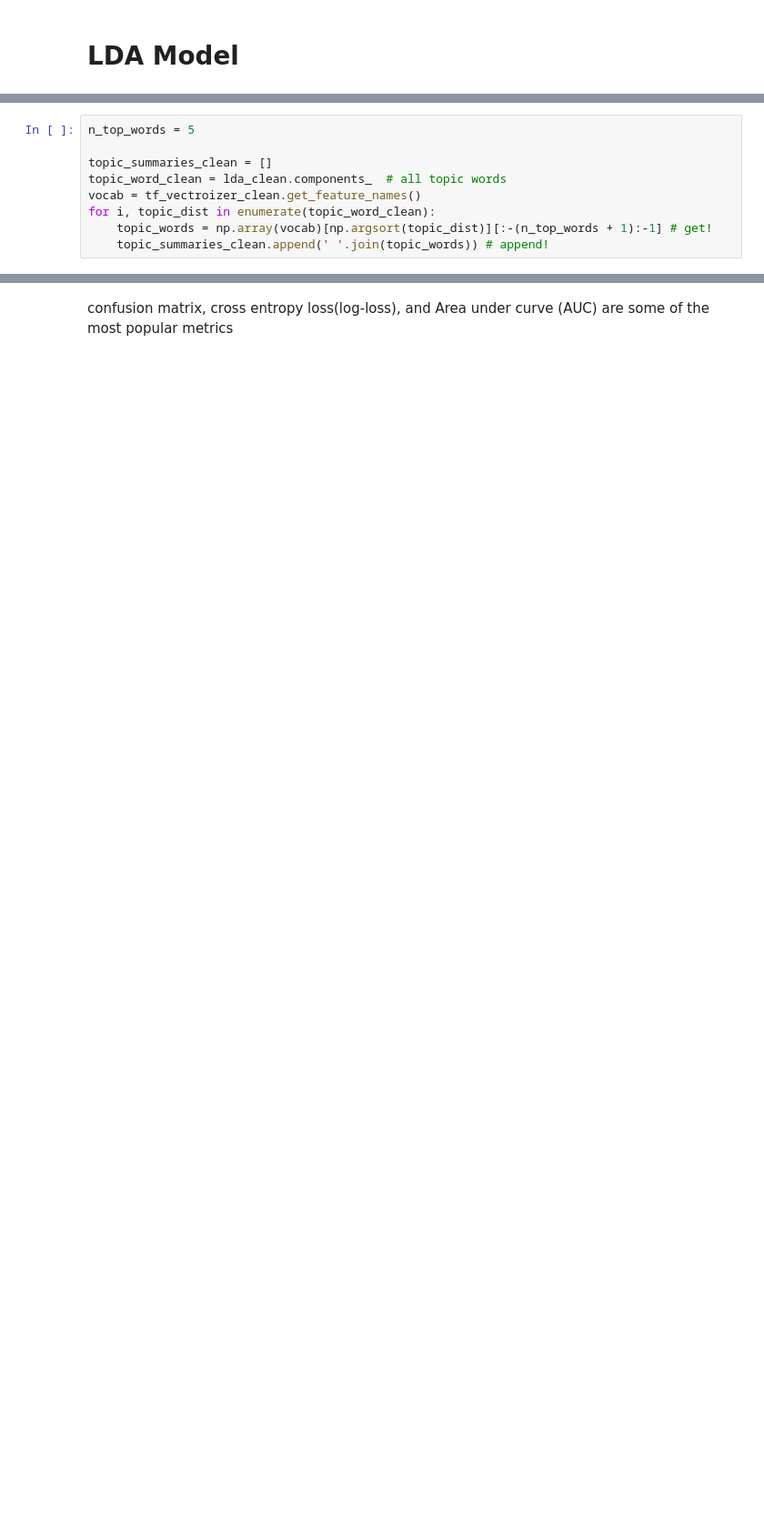
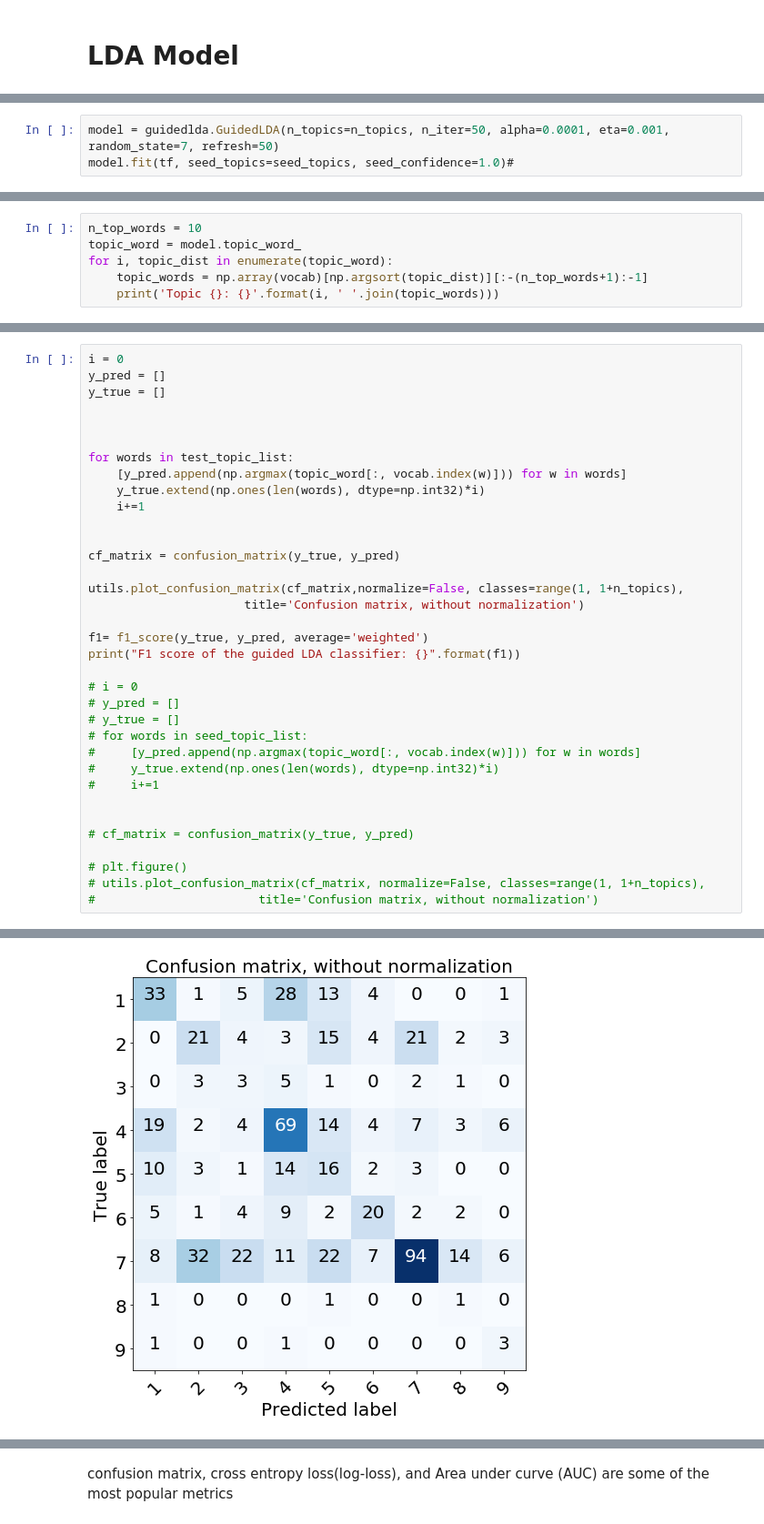
Before and after one commit to bgsuper/Personalized_Medicine, a Jupyter notebook: LDA_train_data.ipynb, the cells around one changed output, grey strips where cells are left out. Shown: that part at 91% size. Cells and saved outputs as stored; diff of their text form; blank space fills up the shorter version.

Commit message:
semisupervised LDA for classering

```diff
--- a/LDA_train_data.ipynb
+++ b/LDA_train_data.ipynb
@@ -268,0 +464,3 @@ lda_tf_topics_clean = lda_clean.fit_transform(tf_clean)
+# %%
+model = guidedlda.GuidedLDA(n_topics=n_topics, n_iter=50, alpha=0.0001, eta=0.001, random_state=7, refresh=50)
+model.fit(tf, seed_topics=seed_topics, seed_confidence=1.0)#
@@ -269,9 +481,6 @@ lda_tf_topics_clean = lda_clean.fit_transform(tf_clean)
 # %%
-n_top_words = 5
-
-topic_summaries_clean = []
-topic_word_clean = lda_clean.components_  # all topic words
-vocab = tf_vectroizer_clean.get_feature_names()
-for i, topic_dist in enumerate(topic_word_clean):
-    topic_words = np.array(vocab)[np.argsort(topic_dist)][:-(n_top_words + 1):-1] # get!
-    topic_summaries_clean.append(' '.join(topic_words)) # append!
+n_top_words = 10
+topic_word = model.topic_word_
+for i, topic_dist in enumerate(topic_word):
+    topic_words = np.array(vocab)[np.argsort(topic_dist)][:-(n_top_words+1):-1]
+    print('Topic {}: {}'.format(i, ' '.join(topic_words)))
@@ -368,0 +500,36 @@ plt.show()
+# %%
+i = 0
+y_pred = []
+y_true = []
+
+
+
+for words in test_topic_list:
+    [y_pred.append(np.argmax(topic_word[:, vocab.index(w)])) for w in words]
+    y_true.extend(np.ones(len(words), dtype=np.int32)*i)
+    i+=1
+
+
+cf_matrix = confusion_matrix(y_true, y_pred)
+
+utils.plot_confusion_matrix(cf_matrix,normalize=False, classes=range(1, 1+n_topics),
+                      title='Confusion matrix, without normalization')
+
+f1= f1_score(y_true, y_pred, average='weighted')
+print("F1 score of the guided LDA classifier: {}".format(f1))
+
+# i = 0
+# y_pred = []
+# y_true = []
+# for words in seed_topic_list:
+#     [y_pred.append(np.argmax(topic_word[:, vocab.index(w)])) for w in words]
+#     y_true.extend(np.ones(len(words), dtype=np.int32)*i)
+#     i+=1
+
+
+# cf_matrix = confusion_matrix(y_true, y_pred)
+
+# plt.figure()
+# utils.plot_confusion_matrix(cf_matrix, normalize=False, classes=range(1, 1+n_topics),
+#                       title='Confusion matrix, without normalization')
+# %% [output]
@@ -368,0 +537 @@ plt.show()
+[figure, added]
```
Also changed, not shown: parts of 75 cells of this notebook, 1 other file.
